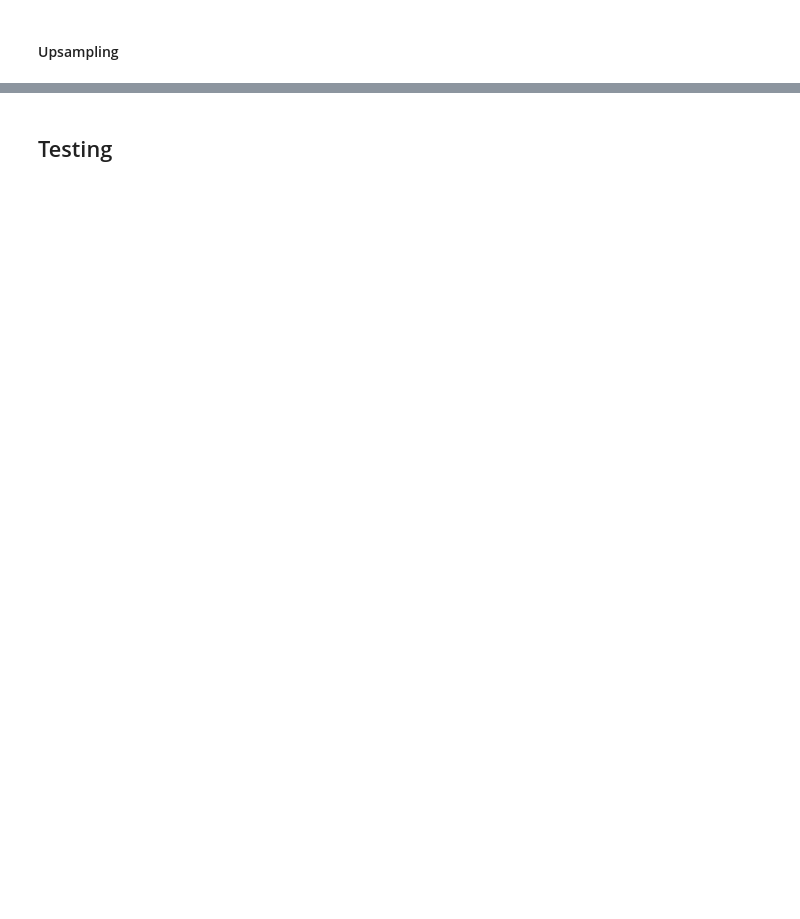
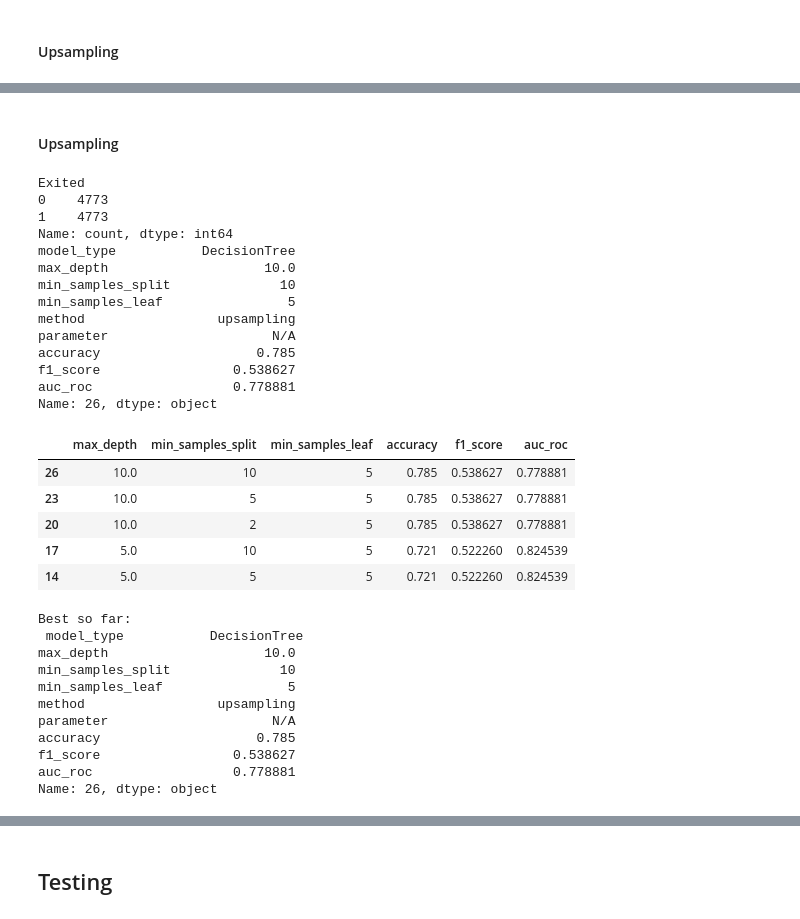
Before and after one commit to jestercruz/TripleTen-Projects, a Jupyter notebook: Sprint 8/beta_bank.ipynb, the cells around one changed output, grey strips where cells are left out. Drawn from its saved outputs; the diff is of its cells as text; code cells hidden in the pictures; blank space fills up the shorter version.

```diff
--- a/Sprint 8/beta_bank.ipynb
+++ b/Sprint 8/beta_bank.ipynb
@@ -366,0 +852,42 @@ We can see that the accuracy is about 65%, while the AUC-ROC is approximately 69
+# %% [markdown]
+#### Upsampling
+# %%
+df_sorted = decision_tree_experiment(method='upsampling')
+df_display = df_sorted[['max_depth', 'min_samples_split', 'min_samples_leaf', 'accuracy', 'f1_score', 'auc_roc']]
+print(df_sorted.iloc[0])
+display(df_display.head())
+if df_sorted.iloc[0]['f1_score'] > best['f1_score']:
+    best = df_sorted.iloc[0]
+print('Best so far:\n', best)
+# %% [output]
+Exited
+0    4773
+1    4773
+Name: count, dtype: int64
+model_type           DecisionTree
+max_depth                    10.0
+min_samples_split              10
+min_samples_leaf                5
+method                 upsampling
+parameter                     N/A
+accuracy                    0.785
+f1_score                 0.538627
+auc_roc                  0.778881
+Name: 26, dtype: object
+|  | max_depth | min_samples_split | min_samples_leaf | accuracy | f1_score | auc_roc |
+| 26 | 10.0 | 10 | 5 | 0.785 | 0.538627 | 0.778881 |
+| 23 | 10.0 | 5 | 5 | 0.785 | 0.538627 | 0.778881 |
+| 20 | 10.0 | 2 | 5 | 0.785 | 0.538627 | 0.778881 |
+| 17 | 5.0 | 10 | 5 | 0.721 | 0.522260 | 0.824539 |
+| 14 | 5.0 | 5 | 5 | 0.721 | 0.522260 | 0.824539 |
+Best so far:
+ model_type           DecisionTree
+max_depth                    10.0
+min_samples_split              10
+min_samples_leaf                5
+method                 upsampling
+parameter                     N/A
+accuracy                    0.785
+f1_score                 0.538627
+auc_roc                  0.778881
+Name: 26, dtype: object
```
Also changed, not shown: parts of 111 cells of this notebook, 1 other file.
